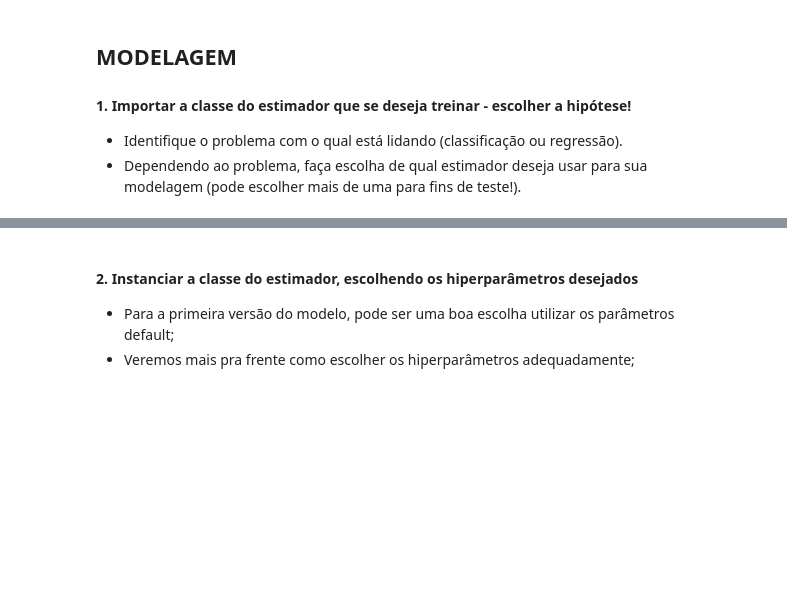
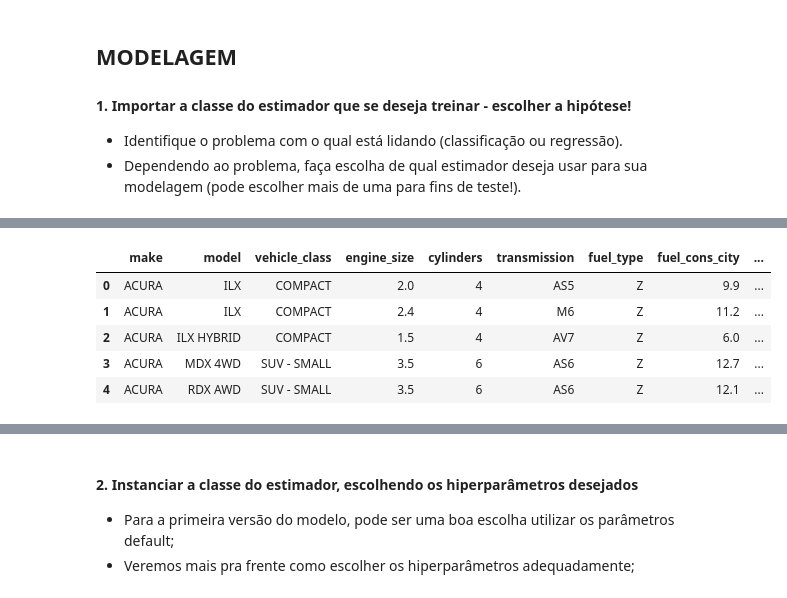
Before and after one commit to castroavila/projeto_estatistica_ii, a Jupyter notebook: Começando a pensar no projeto.ipynb, the cells around one changed output, grey strips where cells are left out. Saved outputs shown, nothing was run; the diff lists cells and outputs as text; code cells hidden in the pictures; blank space fills up the shorter version.

```diff
--- a/Começando a pensar no projeto.ipynb
+++ b/Começando a pensar no projeto.ipynb
@@ -82,0 +172,10 @@ plt.show()
+# %%
+data.drop(columns=['fuel_cons_comb', 'fuel_cons_comb_mpg'], inplace=True)
+data.head()
+# %% [output]
+|  | make | model | vehicle_class | engine_size | cylinders | transmission | fuel_type | fuel_cons_city | ... |
+| 0 | ACURA | ILX | COMPACT | 2.0 | 4 | AS5 | Z | 9.9 | ... |
+| 1 | ACURA | ILX | COMPACT | 2.4 | 4 | M6 | Z | 11.2 | ... |
+| 2 | ACURA | ILX HYBRID | COMPACT | 1.5 | 4 | AV7 | Z | 6.0 | ... |
+| 3 | ACURA | MDX 4WD | SUV - SMALL | 3.5 | 6 | AS6 | Z | 12.7 | ... |
+| 4 | ACURA | RDX AWD | SUV - SMALL | 3.5 | 6 | AS6 | Z | 12.1 | ... |
```
Also changed, not shown: parts of 13 cells of this notebook.
